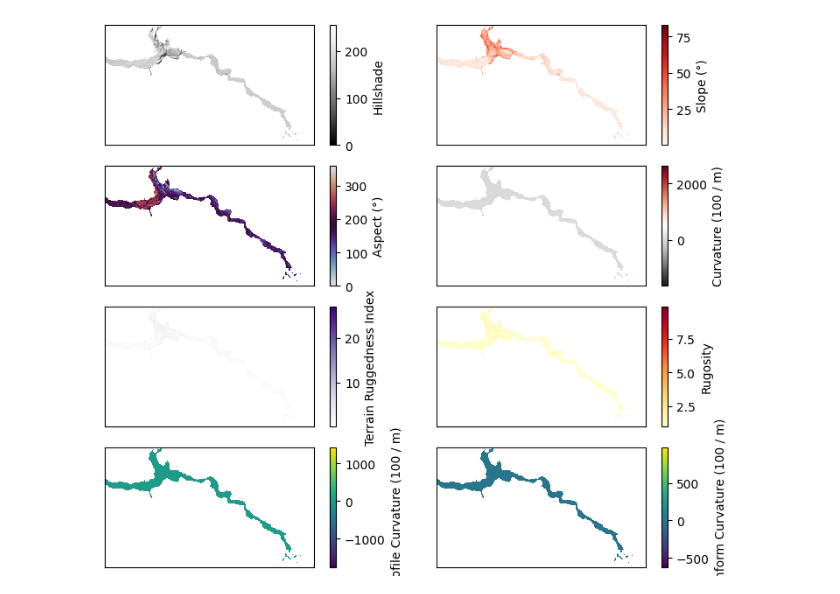
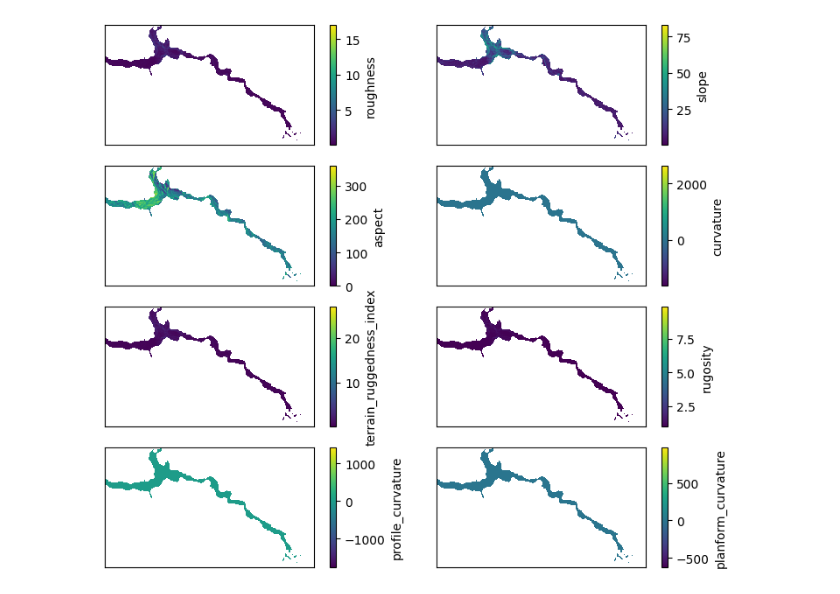
Before and after one commit to UoA-eResearch/rivers, a Jupyter notebook: EDA.ipynb, the cells around one changed output. Drawn from its saved outputs; the diff is of its cells as text; code cells hidden in the pictures.

```diff
--- a/EDA.ipynb
+++ b/EDA.ipynb
@@ -145,22 +172,17 @@ np.nanmin(masked_diff), np.nanmax(masked_diff), np.nanmean(masked_diff), np.nanm
 # %%
-import xdem
-
+attribute_names = ["roughness", "slope", "aspect", "curvature", "terrain_ruggedness_index", "rugosity", "profile_curvature", "planform_curvature"]
 attributes = xdem.terrain.get_terrain_attribute(
-    masked_diff.data,
+    masked_diff,
     resolution=old.res,
-    attribute=["hillshade", "slope", "aspect", "curvature", "terrain_ruggedness_index", "rugosity", "profile_curvature", "planform_curvature"],
+    attribute=attribute_names
 )
 
 plt.figure(figsize=(8, 6.5))
-
-cmaps = ["Greys_r", "Reds", "twilight", "RdGy_r", "Purples", "YlOrRd", "viridis", "viridis"]
-labels = ["Hillshade", "Slope (°)", "Aspect (°)", "Curvature (100 / m)", "Terrain Ruggedness Index", "Rugosity", "Profile Curvature (100 / m)", "Planform Curvature (100 / m)"]
-
 for i in range(8):
     plt.subplot(4, 2, i + 1)
-    plt.imshow(attributes[i].squeeze(), cmap=cmaps[i])
+    plt.imshow(attributes[i].squeeze(), cmap="viridis")
     cbar = plt.colorbar()
-    cbar.set_label(labels[i])
+    cbar.set_label(attribute_names[i])
     plt.xticks([])
     plt.yticks([])
 
@@ -171 +193 @@ plt.show()
-[figure, old version]
+[figure, new version]
```
Also changed, not shown: parts of 20 cells of this notebook.
